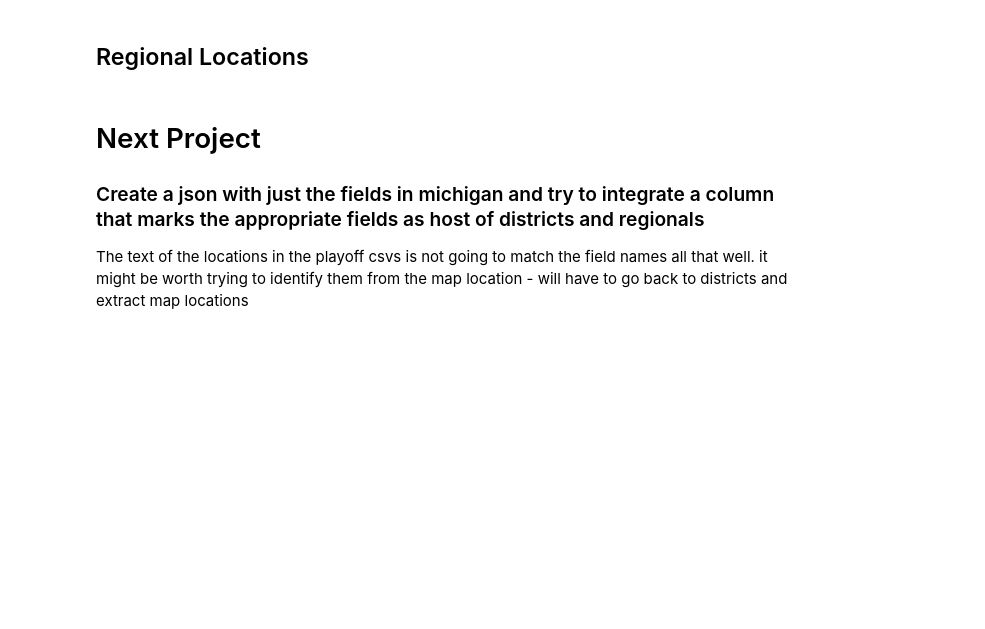
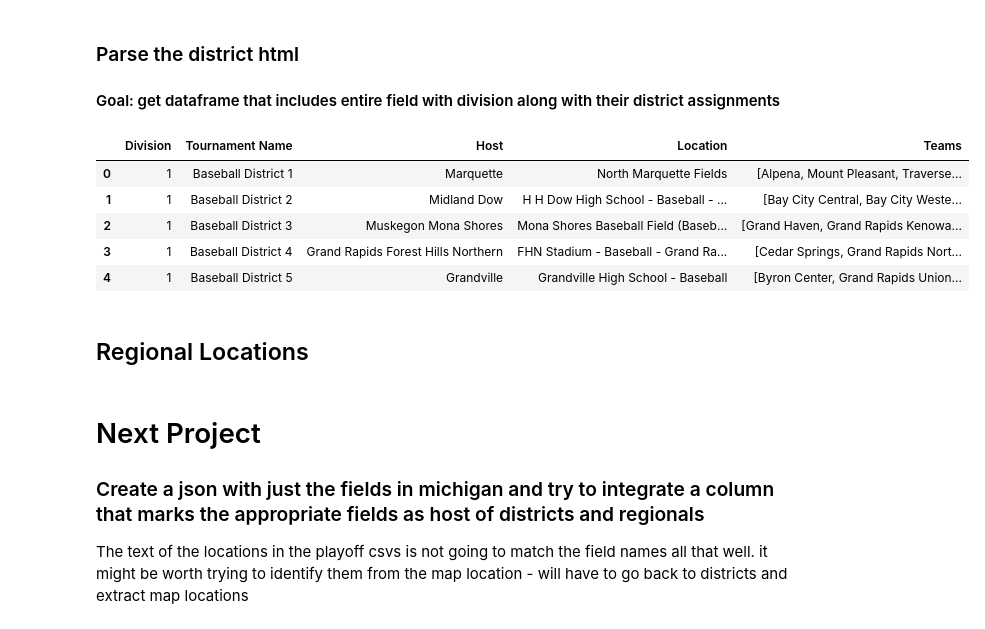
Before and after one commit to JSmith1826/BB_parks, a Jupyter notebook: quick_workbook.ipynb, the cells around one changed output. Cells and saved outputs as stored; diff of their text form; code cells hidden in the pictures; blank space fills up the shorter version.

```diff
--- a/quick_workbook.ipynb
+++ b/quick_workbook.ipynb
@@ -0,0 +1,4 @@
+# %% [markdown]
+### Parse the district html
+
+#### Goal: get dataframe that includes entire field with division along with their district assignments
@@ -0,0 +20,44 @@
+# %%
+#### ALL IN ONE TRY ####
+
+from bs4 import BeautifulSoup
+import pandas as pd
+
+html_doc = html
+soup = BeautifulSoup(html_doc, 'html.parser')
+
+# Create an empty DataFrame to store the data
+df = pd.DataFrame(columns=['Division', 'Tournament Name', 'Host', 'Location', 'Teams'])
+
+# Find all 'div' tags with class 'keep-together'
+divisions = soup.find_all('div', class_='keep-together')
+
+for division in divisions:
+    division_number = division.find('span', {'data-bind': 'text:Division'}).text
+    tournament_name = division.find('span', {'data-bind': 'text:TournamentName'}).text
+    host = division.find('span', {'data-bind': 'text:Host'}).text
+    location = division.find('a', {'data-bind': 'text: Title, attr: {href: LocationUrl}'}).text
+
+    # Find all the team names, skipping the first 'a' tag which is the location
+    teams = [a.text for a in division.find_all('a')[1:]]
+    # Remove the host team from the list
+    if host in teams:
+        teams.remove(host)
+
+    # Add data to the DataFrame
+    df = df.append({
+        'Division': division_number,
+        'Tournament Name': tournament_name,
+        'Host': host,
+        'Location': location,
+        'Teams': teams},
+        ignore_index=True)
+# %%
+df.head()
+# %% [output]
+|  | Division | Tournament Name | Host | Location | Teams |
+| 0 | 1 | Baseball District 1 | Marquette | North Marquette Fields | [Alpena, Mount Pleasant, Traverse... |
+| 1 | 1 | Baseball District 2 | Midland Dow | H H Dow High School - Baseball - ... | [Bay City Central, Bay City Weste... |
+| 2 | 1 | Baseball District 3 | Muskegon Mona Shores | Mona Shores Baseball Field (Baseb... | [Grand Haven, Grand Rapids Kenowa... |
+| 3 | 1 | Baseball District 4 | Grand Rapids Forest Hills Northern | FHN Stadium - Baseball - Grand Ra... | [Cedar Springs, Grand Rapids Nort... |
+| 4 | 1 | Baseball District 5 | Grandville | Grandville High School - Baseball | [Byron Center, Grand Rapids Union... |
```
Also changed, not shown: parts of 6 cells of this notebook, 4 other files.
